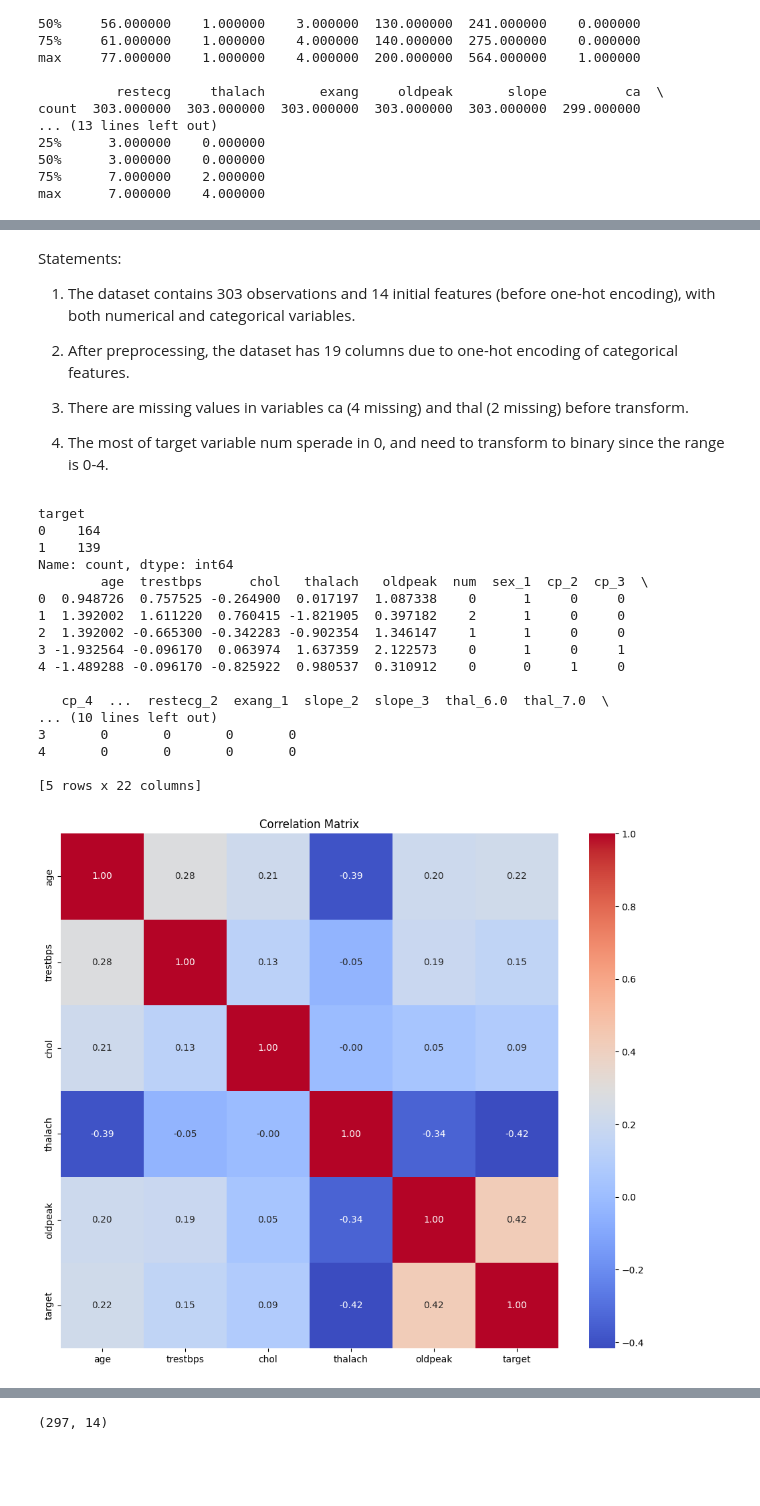
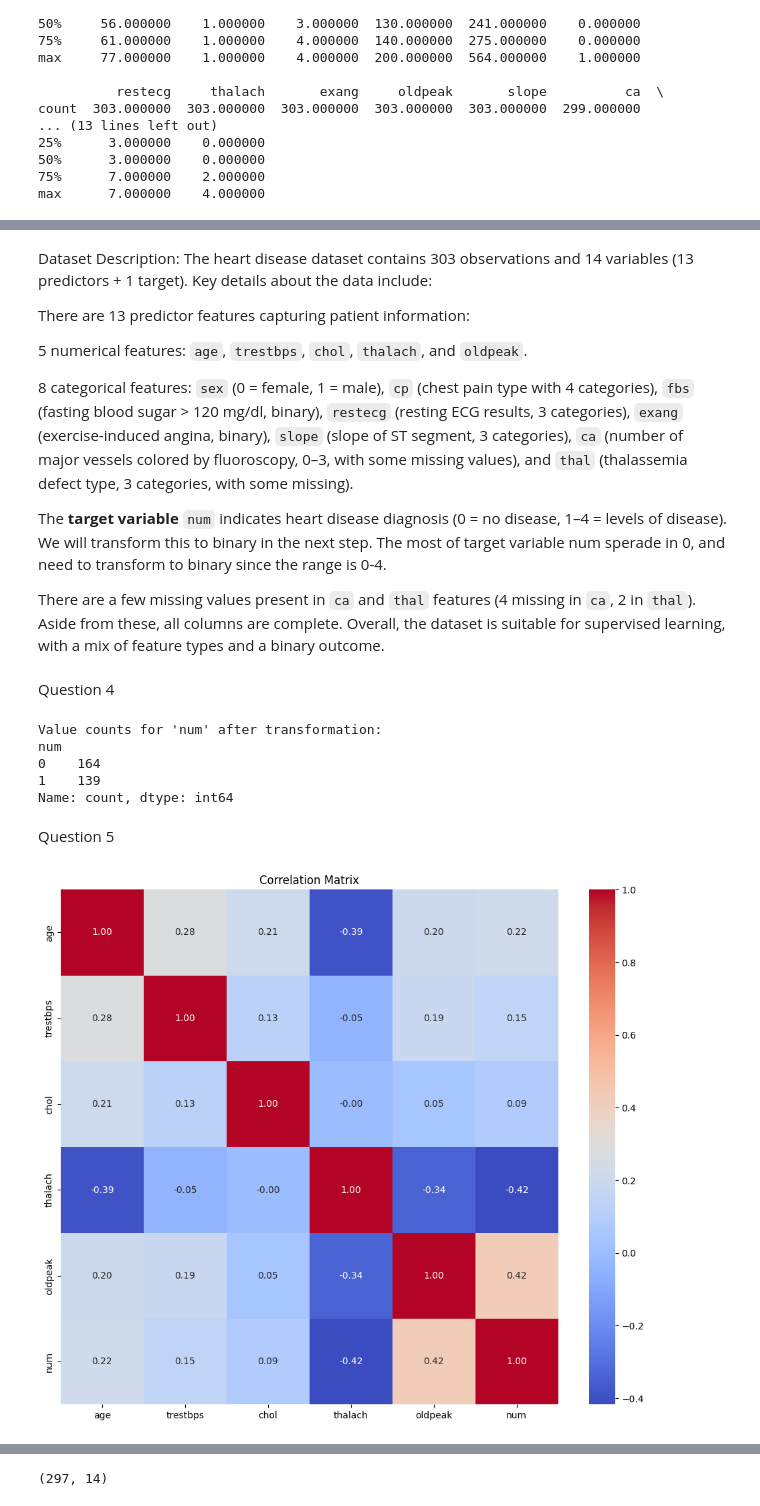
Before and after one commit to woodyhouse/stats3da3_ass6, a Jupyter notebook: ass6.ipynb, the cells around one changed output, grey strips where cells are left out. Cells and saved outputs as stored; diff of their text form; code cells hidden in the pictures; blank space fills up the shorter version.

Commit message:
question1-5 update

```diff
--- a/ass6.ipynb
+++ b/ass6.ipynb
@@ -43,9 +49,5 @@ from sklearn.ensemble import GradientBoostingClassifier
 # %%
-# 1.
 url = "https://raw.githubusercontent.com/PratheepaJ/datasets/refs/heads/master/ass6-dataset.csv"
-data = pd.read_csv(url)
-
-print("Dataset shape:", data.shape)
-print("Columns:", data.columns.tolist())
-data.head()
+df = pd.read_csv(url)
+df.head()
 # %% [output]
@@ -80,10 +82,11 @@ max      7.000000    4.000000
 # %%
-# 2.
-numerical_cols = ['age', 'trestbps', 'chol', 'thalach', 'oldpeak']
+categorical_cols = ['sex', 'cp', 'fbs', 'restecg', 'exang', 'slope', 'ca', 'thal']
+
+for col in categorical_cols:
+	df[col] = df[col].astype('category')
+	numerical_cols = ['age', 'trestbps', 'chol', 'thalach', 'oldpeak']
+
 scaler = StandardScaler()
-data[numerical_cols] = scaler.fit_transform(data[numerical_cols])
-categorical_cols = ['sex','cp', 'fbs', 'restecg', 'exang','slope', 'thal','ca']
-df = pd.get_dummies(data, columns = categorical_cols, drop_first=True)
-df = df.astype({col: 'int' for col in df.select_dtypes(include='bool').columns})
-print(df.head())
+df[numerical_cols] = scaler.fit_transform(df[numerical_cols])
+df.head()
 # %% [output]
@@ -183,42 +179,36 @@ Name: count, dtype: int64
 # %% [markdown]
-Statements:
+Dataset Description: The heart disease dataset contains 303 observations and 14 variables (13 predictors + 1 target). Key details about the data include:
 
-1. The dataset contains 303 observations and 14 initial features (before one-hot encoding), with both numerical and categorical variables.
+There are 13 predictor features capturing patient information:
 
-2. After preprocessing, the dataset has 19 columns due to one-hot encoding of categorical features.
+5 numerical features: `age`, `trestbps`, `chol`, `thalach`, and `oldpeak`.
 
-3. There are missing values in variables ca (4 missing) and thal (2 missing) before transform.
+8 categorical features: `sex` (0 = female, 1 = male), `cp` (chest pain type with 4 categories), `fbs` (fasting blood sugar > 120 mg/dl, binary), `restecg` (resting ECG results, 3 categories), `exang` (exercise-induced angina, binary), `slope` (slope of ST segment, 3 categories), `ca` (number of major vessels colored by fluoroscopy, 0–3, with some missing values), and `thal` (thalassemia defect type, 3 categories, with some missing).
 
-3. The most of target variable num sperade in 0, and need to transform to binary since the range is 0-4.
+The **target variable** `num` indicates heart disease diagnosis (0 = no disease, 1–4 = levels of disease). We will transform this to binary in the next step. The most of target variable num sperade in 0, and need to transform to binary since the range is 0-4.
+
+There are a few missing values present in `ca` and `thal` features (4 missing in `ca`, 2 in `thal`). Aside from these, all columns are complete. Overall, the dataset is suitable for supervised learning, with a mix of feature types and a binary outcome.
+# %% [markdown]
+Question 4
 # %%
-#4
-df['target'] = df['num'].apply(lambda x: 1 if x > 0 else 0)
-print(df['target'].value_counts())
-print(df.head())
+df['num'] = df['num'].apply(lambda x: 1 if x > 0 else 0)
+
+print("Value counts for 'num' after transformation:")
+print(df['num'].value_counts())
 # %% [output]
-target
+Value counts for 'num' after transformation:
+num
 0    164
 1    139
 Name: count, dtype: int64
-        age  trestbps      chol   thalach   oldpeak  num  sex_1  cp_2  cp_3  \
-0  0.948726  0.757525 -0.264900  0.017197  1.087338    0      1     0     0
-1  1.392002  1.611220  0.760415 -1.821905  0.397182    2      1     0     0
-2  1.392002 -0.665300 -0.342283 -0.902354  1.346147    1      1     0     0
-3 -1.932564 -0.096170  0.063974  1.637359  2.122573    0      1     0     1
-4 -1.489288 -0.096170 -0.825922  0.980537  0.310912    0      0     1     0
-
-   cp_4  ...  restecg_2  exang_1  slope_2  slope_3  thal_6.0  thal_7.0  \
-... (10 lines left out)
-3       0       0       0       0
-4       0       0       0       0
-
-[5 rows x 22 columns]
+# %% [markdown]
+Question 5
 # %%
-#5
-corr = df[numerical_cols + ['target']].corr()
+numerical_cols = ['age', 'trestbps', 'chol', 'thalach', 'oldpeak']
+corr = df[numerical_cols + ['num']].corr()
 plt.figure(figsize=(12, 10))
 sns.heatmap(corr, annot=True, fmt=".2f", cmap='coolwarm')
 plt.title("Correlation Matrix")
 plt.show()
 # %% [output]
-[figure, old version]
+[figure, new version]
```
Also changed, not shown: parts of 19 cells of this notebook.
